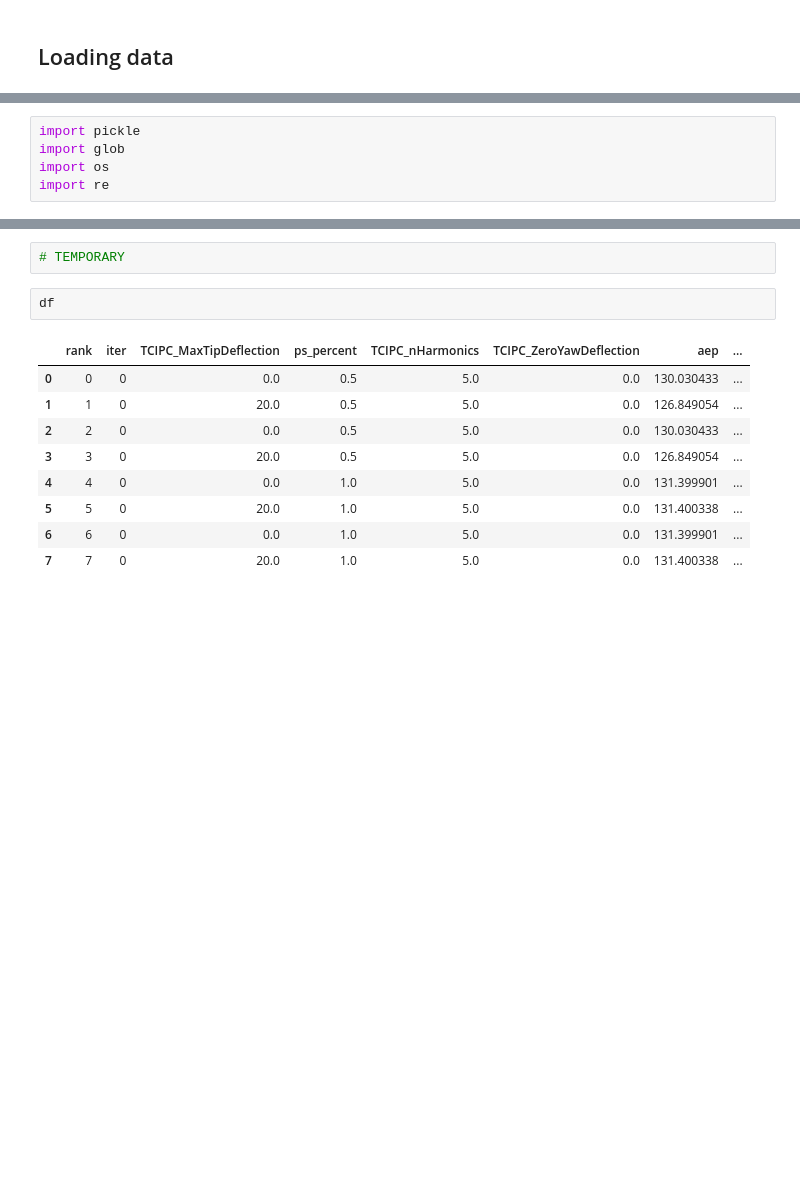
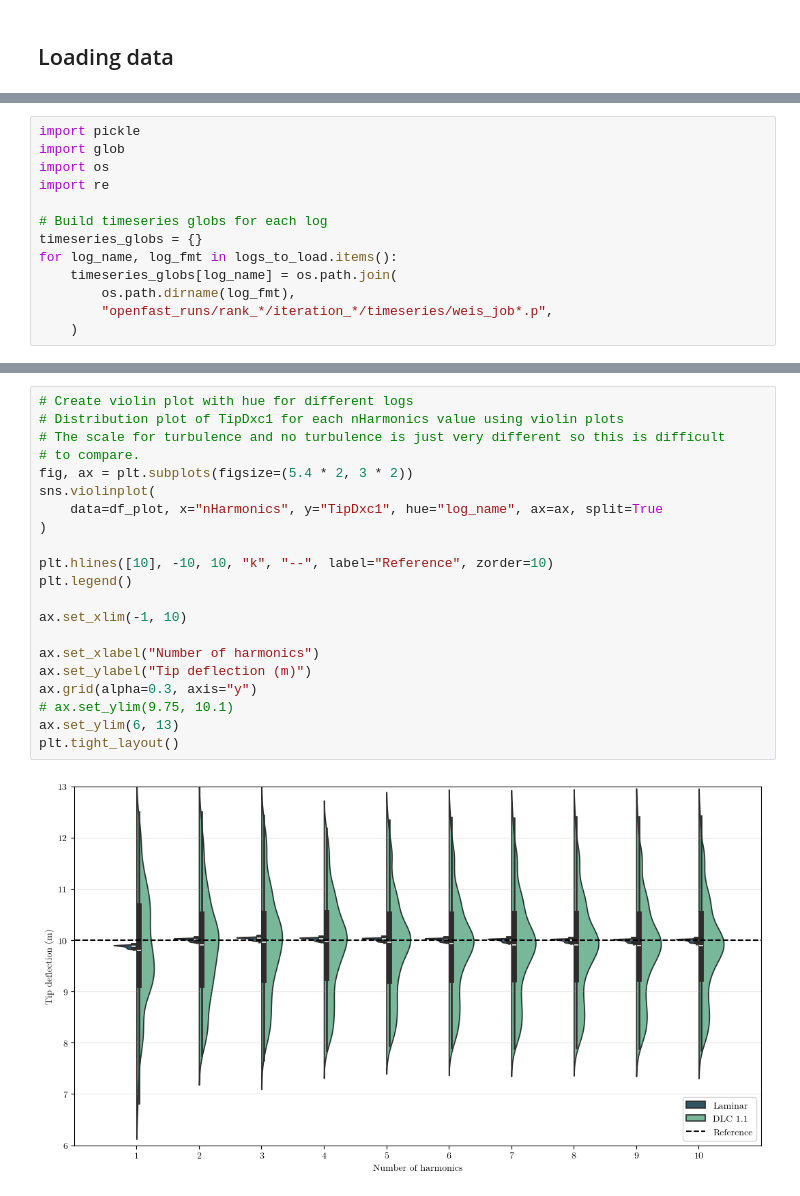
Before and after one commit to jesseishi/Tower-clearance-co-design, a Jupyter notebook: scripts/design_of_experiments/analyze_nharmonics.ipynb, the cells around one changed output, grey strips where cells are left out. Cells and saved outputs as stored; diff of their text form; blank space fills up the shorter version.

```diff
--- a/scripts/design_of_experiments/analyze_nharmonics.ipynb
+++ b/scripts/design_of_experiments/analyze_nharmonics.ipynb
@@ -145,3 +206,11 @@ import pickle
 import glob
 import os
 import re
+
+# Build timeseries globs for each log
+timeseries_globs = {}
+for log_name, log_fmt in logs_to_load.items():
+    timeseries_globs[log_name] = os.path.join(
+        os.path.dirname(log_fmt),
+        "openfast_runs/rank_*/iteration_*/timeseries/weis_job*.p",
+    )
@@ -241,14 +251,23 @@ plt.tight_layout()
-# %%
-# TEMPORARY
-# %%
-df
-# %% [output]
-|  | rank | iter | TCIPC_MaxTipDeflection | ps_percent | TCIPC_nHarmonics | TCIPC_ZeroYawDeflection | aep | ... |
-| 0 | 0 | 0 | 0.0 | 0.5 | 5.0 | 0.0 | 130.030433 | ... |
-| 1 | 1 | 0 | 20.0 | 0.5 | 5.0 | 0.0 | 126.849054 | ... |
-| 2 | 2 | 0 | 0.0 | 0.5 | 5.0 | 0.0 | 130.030433 | ... |
-| 3 | 3 | 0 | 20.0 | 0.5 | 5.0 | 0.0 | 126.849054 | ... |
-| 4 | 4 | 0 | 0.0 | 1.0 | 5.0 | 0.0 | 131.399901 | ... |
-| 5 | 5 | 0 | 20.0 | 1.0 | 5.0 | 0.0 | 131.400338 | ... |
-| 6 | 6 | 0 | 0.0 | 1.0 | 5.0 | 0.0 | 131.399901 | ... |
-| 7 | 7 | 0 | 20.0 | 1.0 | 5.0 | 0.0 | 131.400338 | ... |
+# %%
+# Create violin plot with hue for different logs
+# Distribution plot of TipDxc1 for each nHarmonics value using violin plots
+# The scale for turbulence and no turbulence is just very different so this is difficult
+# to compare.
+fig, ax = plt.subplots(figsize=(5.4 * 2, 3 * 2))
+sns.violinplot(
+    data=df_plot, x="nHarmonics", y="TipDxc1", hue="log_name", ax=ax, split=True
+)
+
+plt.hlines([10], -10, 10, "k", "--", label="Reference", zorder=10)
+plt.legend()
+
+ax.set_xlim(-1, 10)
+
+ax.set_xlabel("Number of harmonics")
+ax.set_ylabel("Tip deflection (m)")
+ax.grid(alpha=0.3, axis="y")
+# ax.set_ylim(9.75, 10.1)
+ax.set_ylim(6, 13)
+plt.tight_layout()
+# %% [output]
+[figure, added]
```
Also changed, not shown: parts of 10 cells of this notebook, 4 other files.
